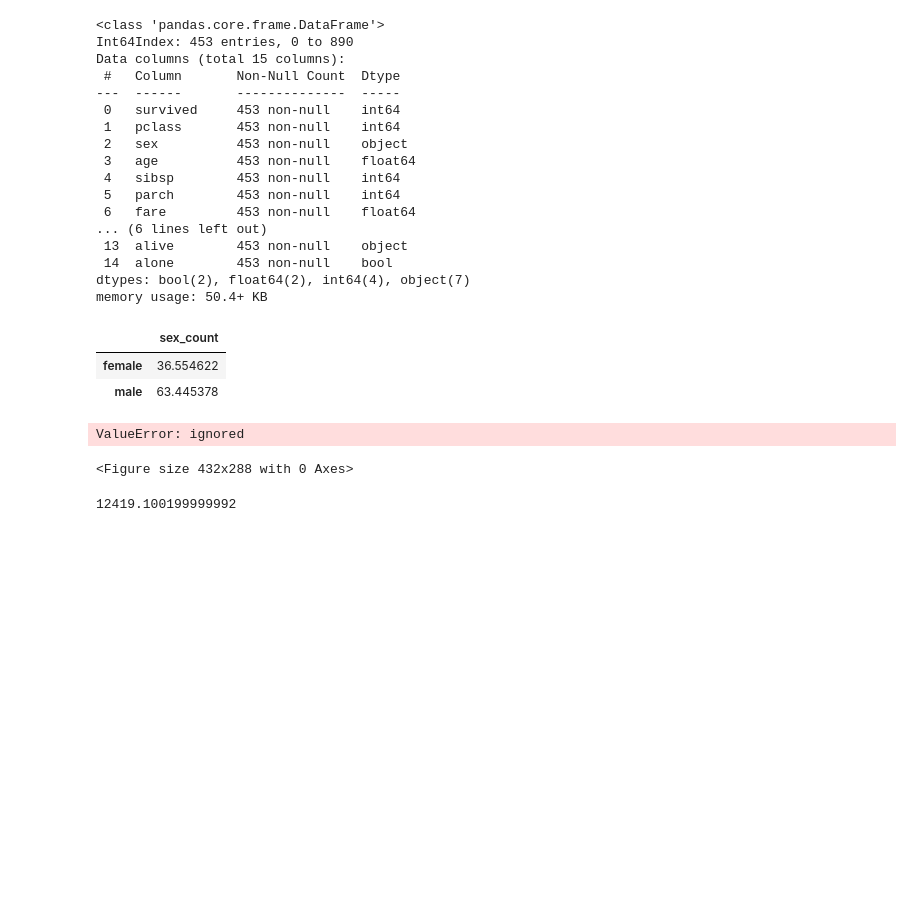
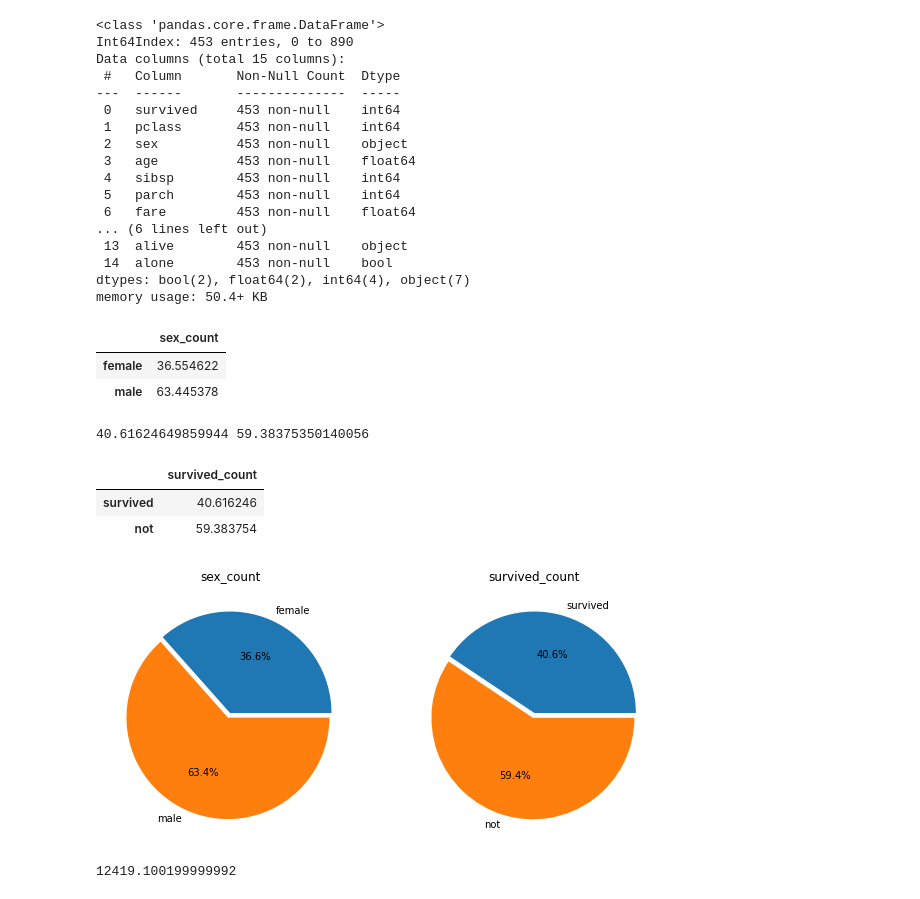
Before and after one commit to Seungeun-Song/Study-for-K-Digital-AI-developer, a Jupyter notebook: Practice/21_03_01_titanic_MV.ipynb, the cells around one changed output. Drawn from its saved outputs; the diff is of its cells as text; code cells hidden in the pictures; blank space fills up the shorter version.

```diff
--- a/Practice/21_03_01_titanic_MV.ipynb
+++ b/Practice/21_03_01_titanic_MV.ipynb
@@ -229,14 +237,40 @@ DF1
 |  | sex_count |
 | female | 36.554622 |
 | male | 63.445378 |
+# %%
+survived = titanic.groupby(['survived'])
+
+titanic_survived = len(survived.get_group(1)) / len(titanic.index) * 100
+titanic_no = len(survived.get_group(0)) / len(titanic.index) * 100
+print(titanic_survived, titanic_no)
+# %% [output]
+40.61624649859944 59.38375350140056
+# %%
+DF2 = pd.DataFrame({'survived_count':[titanic_survived, titanic_no]}, index=['survived','not'])
+DF2
+# %% [output]
+|  | survived_count |
+| survived | 40.616246 |
+| not | 59.383754 |
 # %%
 import matplotlib.pyplot as plt
 
-figure= plt.subplot(1, figsize=(16,8))
+figure, ax = plt.subplots(1, 2, figsize=(10,6))
 
-DF1.plot.pie(explode=[0,0.02], autopct='%1.1f%%')
+# explode = (행별 값) 파이 조각 간격조정
+DF1['sex_count'].plot.pie(explode=[0, 0.05],
+                                                ax = ax[0],
+                                                autopct = '%1.1f%%')
+ax[0].set_title('sex_count')
+ax[0].set_ylabel('')
+
+DF2['survived_count'].plot.pie(explode=[0, 0.05],
+                                                ax = ax[1],
+                                                autopct = '%1.1f%%')
+ax[1].set_title('survived_count')
+ax[1].set_ylabel('')
+
 plt.show()
 # %% [output]
-ValueError: ignored
-<Figure size 432x288 with 0 Axes>
+[figure, added]
 # %%
```
Also changed, not shown: parts of 2 cells of this notebook.
